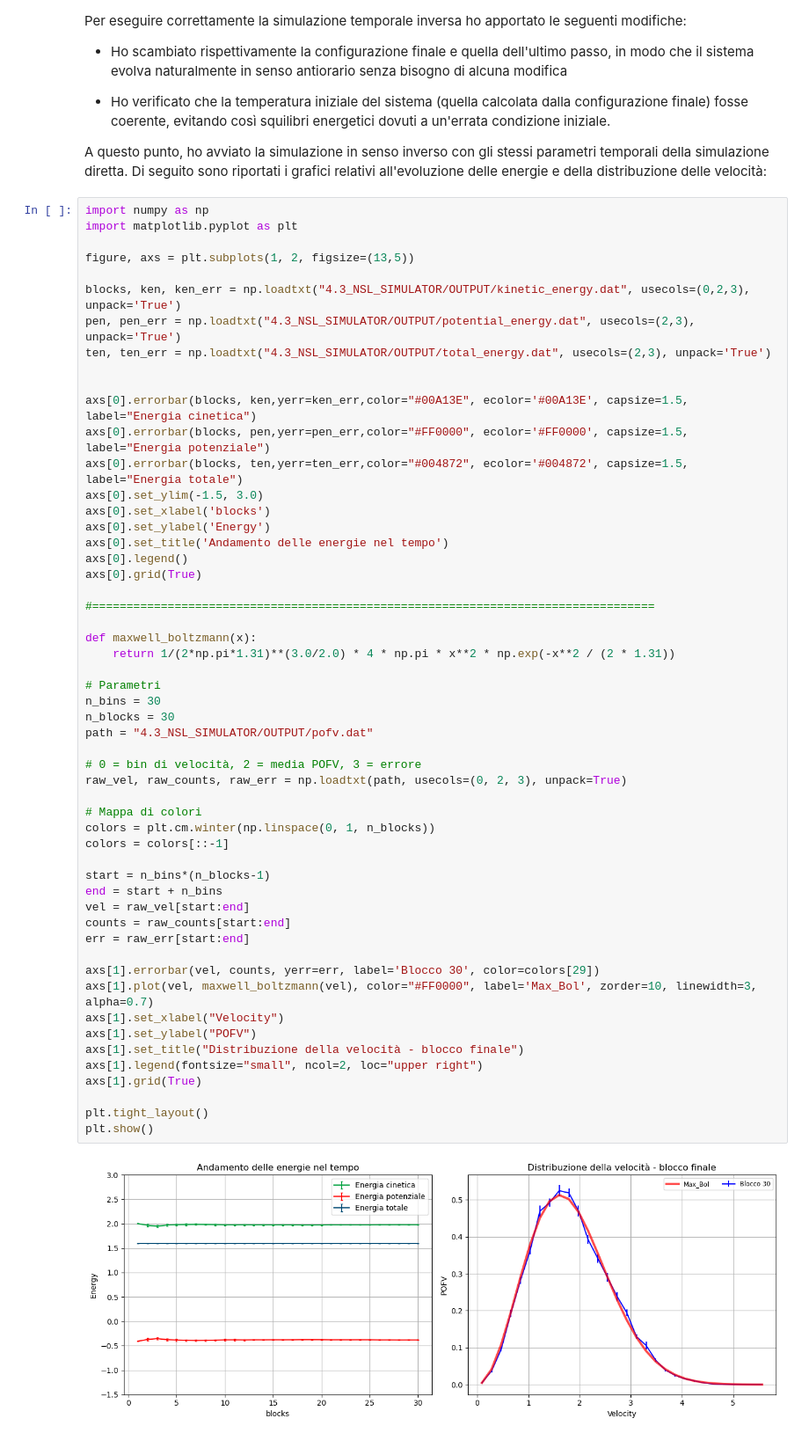
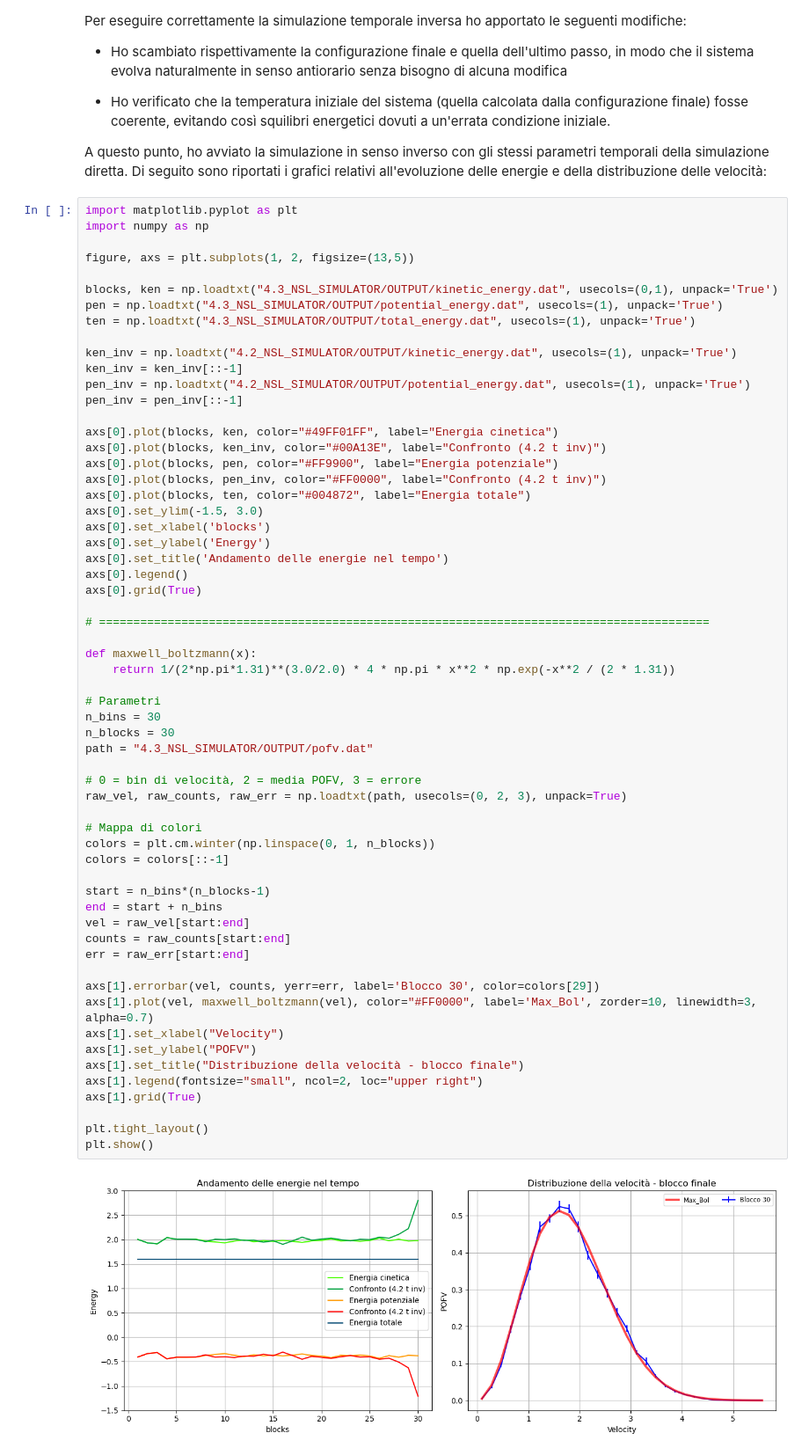
Before and after one commit to saccoantonio/LSN, a Jupyter notebook: Lezione4/Lezione4.ipynb, the cells around one changed output. Shown at 88% size. Saved outputs shown, nothing was run; the diff lists cells and outputs as text.

```diff
--- a/Lezione4/Lezione4.ipynb
+++ b/Lezione4/Lezione4.ipynb
@@ -190,19 +190,25 @@ Per eseguire correttamente la simulazione temporale inversa ho apportato le segu
 A questo punto, ho avviato la simulazione in senso inverso con gli stessi parametri temporali della simulazione diretta.
 Di seguito sono riportati i grafici relativi all'evoluzione delle energie e della distribuzione delle velocità:
 # %%
+import matplotlib.pyplot as plt
 import numpy as np
-import matplotlib.pyplot as plt
 
 figure, axs = plt.subplots(1, 2, figsize=(13,5))
 
-blocks, ken, ken_err = np.loadtxt("4.3_NSL_SIMULATOR/OUTPUT/kinetic_energy.dat", usecols=(0,2,3), unpack='True')
-pen, pen_err = np.loadtxt("4.3_NSL_SIMULATOR/OUTPUT/potential_energy.dat", usecols=(2,3), unpack='True')
-ten, ten_err = np.loadtxt("4.3_NSL_SIMULATOR/OUTPUT/total_energy.dat", usecols=(2,3), unpack='True')
+blocks, ken = np.loadtxt("4.3_NSL_SIMULATOR/OUTPUT/kinetic_energy.dat", usecols=(0,1), unpack='True')
+pen = np.loadtxt("4.3_NSL_SIMULATOR/OUTPUT/potential_energy.dat", usecols=(1), unpack='True')
+ten = np.loadtxt("4.3_NSL_SIMULATOR/OUTPUT/total_energy.dat", usecols=(1), unpack='True')
 
+ken_inv = np.loadtxt("4.2_NSL_SIMULATOR/OUTPUT/kinetic_energy.dat", usecols=(1), unpack='True')
+ken_inv = ken_inv[::-1]
+pen_inv = np.loadtxt("4.2_NSL_SIMULATOR/OUTPUT/potential_energy.dat", usecols=(1), unpack='True')
+pen_inv = pen_inv[::-1]
 
-axs[0].errorbar(blocks, ken,yerr=ken_err,color="#00A13E", ecolor='#00A13E', capsize=1.5, label="Energia cinetica")
-axs[0].errorbar(blocks, pen,yerr=pen_err,color="#FF0000", ecolor='#FF0000', capsize=1.5, label="Energia potenziale")
-axs[0].errorbar(blocks, ten,yerr=ten_err,color="#004872", ecolor='#004872', capsize=1.5, label="Energia totale")
+axs[0].plot(blocks, ken, color="#49FF01FF", label="Energia cinetica")
+axs[0].plot(blocks, ken_inv, color="#00A13E", label="Confronto (4.2 t inv)")
+axs[0].plot(blocks, pen, color="#FF9900", label="Energia potenziale")
+axs[0].plot(blocks, pen_inv, color="#FF0000", label="Confronto (4.2 t inv)")
+axs[0].plot(blocks, ten, color="#004872", label="Energia totale")
 axs[0].set_ylim(-1.5, 3.0)
 axs[0].set_xlabel('blocks')
 axs[0].set_ylabel('Energy')
@@ -210,39 +216,39 @@ axs[0].set_title('Andamento delle energie nel tempo')
 axs[0].legend()
 axs[0].grid(True)
 
-#==================================================================================
+# =========================================================================================
 
 def maxwell_boltzmann(x):
     return 1/(2*np.pi*1.31)**(3.0/2.0) * 4 * np.pi * x**2 * np.exp(-x**2 / (2 * 1.31))
 
 # Parametri
 n_bins = 30
 n_blocks = 30
 path = "4.3_NSL_SIMULATOR/OUTPUT/pofv.dat"
 
 # 0 = bin di velocità, 2 = media POFV, 3 = errore
 raw_vel, raw_counts, raw_err = np.loadtxt(path, usecols=(0, 2, 3), unpack=True)
 
 # Mappa di colori
 colors = plt.cm.winter(np.linspace(0, 1, n_blocks))
 colors = colors[::-1]
 
 start = n_bins*(n_blocks-1)
 end = start + n_bins
 vel = raw_vel[start:end]
 counts = raw_counts[start:end]
 err = raw_err[start:end]
 
 axs[1].errorbar(vel, counts, yerr=err, label='Blocco 30', color=colors[29])
 axs[1].plot(vel, maxwell_boltzmann(vel), color="#FF0000", label='Max_Bol', zorder=10, linewidth=3, alpha=0.7)
 axs[1].set_xlabel("Velocity")
 axs[1].set_ylabel("POFV")
 axs[1].set_title("Distribuzione della velocità - blocco finale")
 axs[1].legend(fontsize="small", ncol=2, loc="upper right")
 axs[1].grid(True)
 
 plt.tight_layout()
 plt.show()
 # %% [output]
-[figure, old version]
+[figure, new version]
 # %% [markdown]
```
Also changed, not shown: parts of 3 cells of this notebook.
